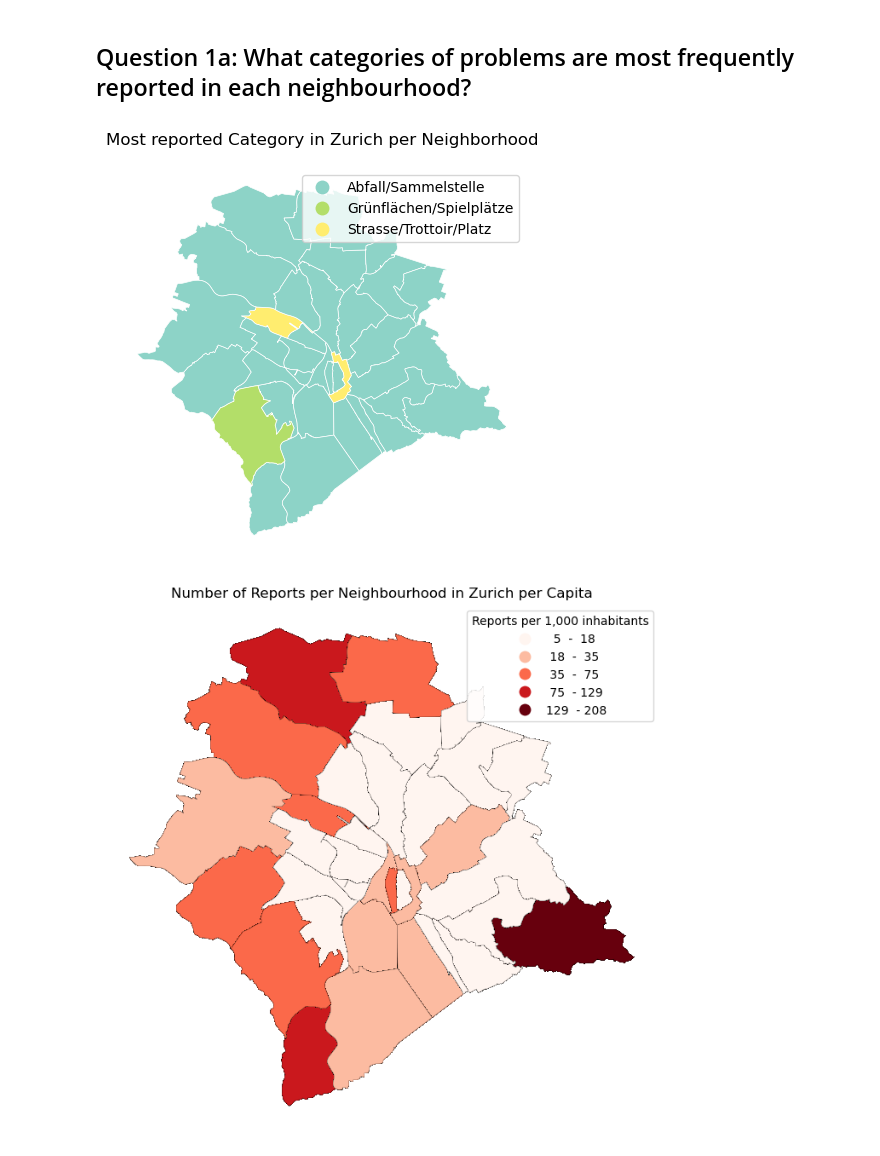
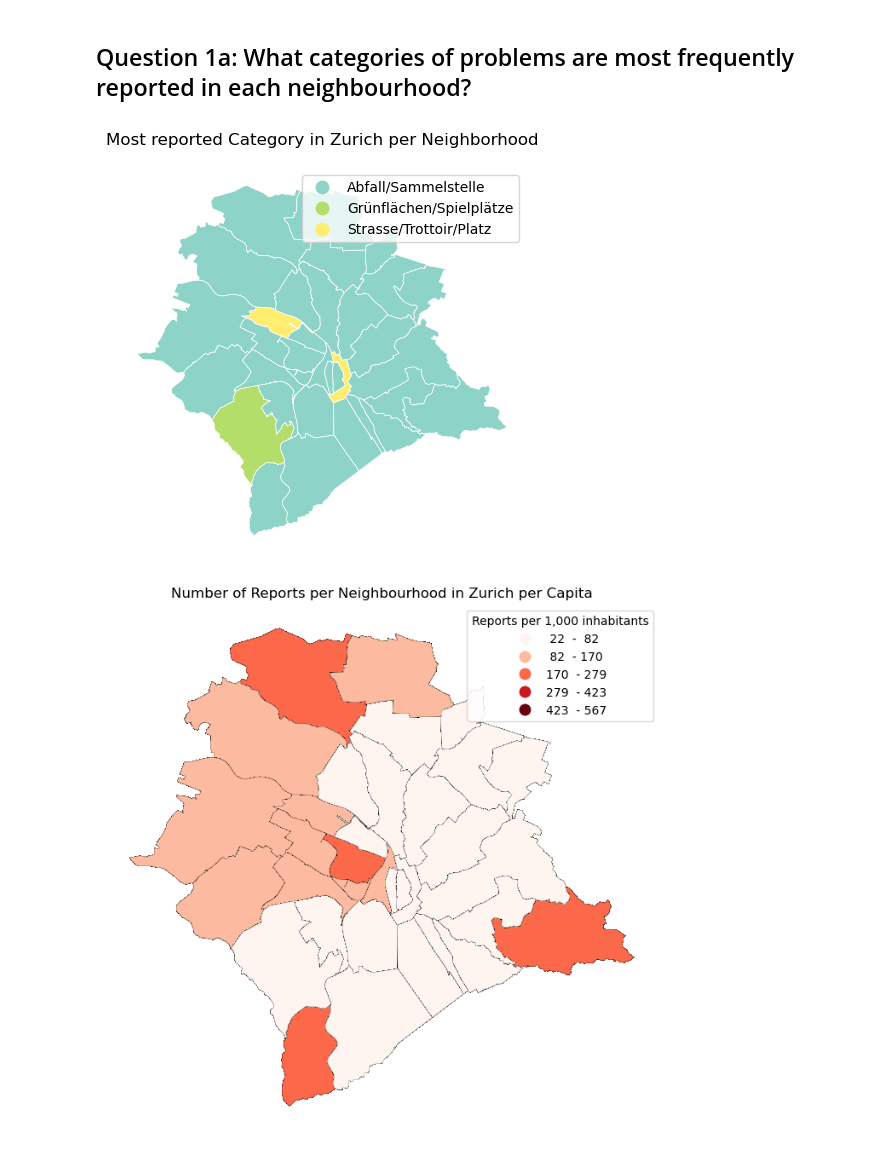
Before and after one commit to arisenn02/ESS341_Project_Arina_Senn, a Jupyter notebook: notebooks/1zurich_urban_issues.ipynb, the cells around one changed output. Saved outputs shown, nothing was run; the diff lists cells and outputs as text; code cells hidden in the pictures.

```diff
--- a/notebooks/1zurich_urban_issues.ipynb
+++ b/notebooks/1zurich_urban_issues.ipynb
@@ -85,5 +85,6 @@ processed_quartiere = processed_quartiere.set_crs(epsg=2056)
 #-------------------------------------------------------------------------------------------------------------------------
 
 # choose year 2025
-pop_size= popsize[raw_popsize["StichtagDatJahr"]	== 2025]
+pop_size= pop_size[raw_popsize["StichtagDatJahr"]	== 2025]
+pop_size
 # %% [output]
@@ -256,7 +273,7 @@ plt.show()
 zwn_with_quartiere = gpd.sjoin(processed_zwn,processed_quartiere, how="left", predicate ="within")
 
 #---------------------------------------------------------------------------------------------------
-#Data Analysis: choose category with the most reported problems per neighbourhood
+#Data Analysis: choose category with the most reported issues per neighbourhood
 #---------------------------------------------------------------------------------------------------
 count = zwn_with_quartiere.groupby(["Quartier","category"]).size().reset_index(name="count")
 result = count.sort_values(["Quartier", "count"], ascending=[True, False]).drop_duplicates("Quartier")
@@ -291,35 +308,35 @@ plt.show()
 
 
 merge1=processed_quartiere.merge(pop_size, on="Quartier",how="left")
-filtered_Abfall = count[count["category"]=="Grünflächen/Spielplätze"]
+filtered_Abfall = count[count["category"]=="Abfall/Sammelstelle"]
 merge2=merge1.merge(filtered_Abfall, on = "Quartier", how="left")
 
 merge2["Abfallreports_per_capita"] = (merge2["count"]/merge2["PopSize"]*1000)
 
 
 
 
 fig, ax = plt.subplots(figsize=(16,8)) # creates empty figure
 #plot
 
 merge2.plot(
     column="Abfallreports_per_capita",
    scheme = "naturalbreaks",
    k = 5,
    edgecolor = "black",
     legend=True,
     linewidth = 0.1,
     cmap="Reds",
     ax=ax, #draw the axes on the axes we creaed
     legend_kwds={"title": "Reports per 1,000 inhabitants","fmt": "{:.0f}"}
 )
 legend = ax.get_legend()
 for text in legend.get_texts():
     text.set_text(text.get_text().replace(",", "  -"))
 ax.set_title("Number of Reports per Neighbourhood in Zurich per Capita")
 
 ax.axis("off")
 plt.show()
 # %% [output]
 [figure]
-[figure, old version]
+[figure, new version]
```
Also changed, not shown: parts of 4 cells of this notebook, 2 other files.
